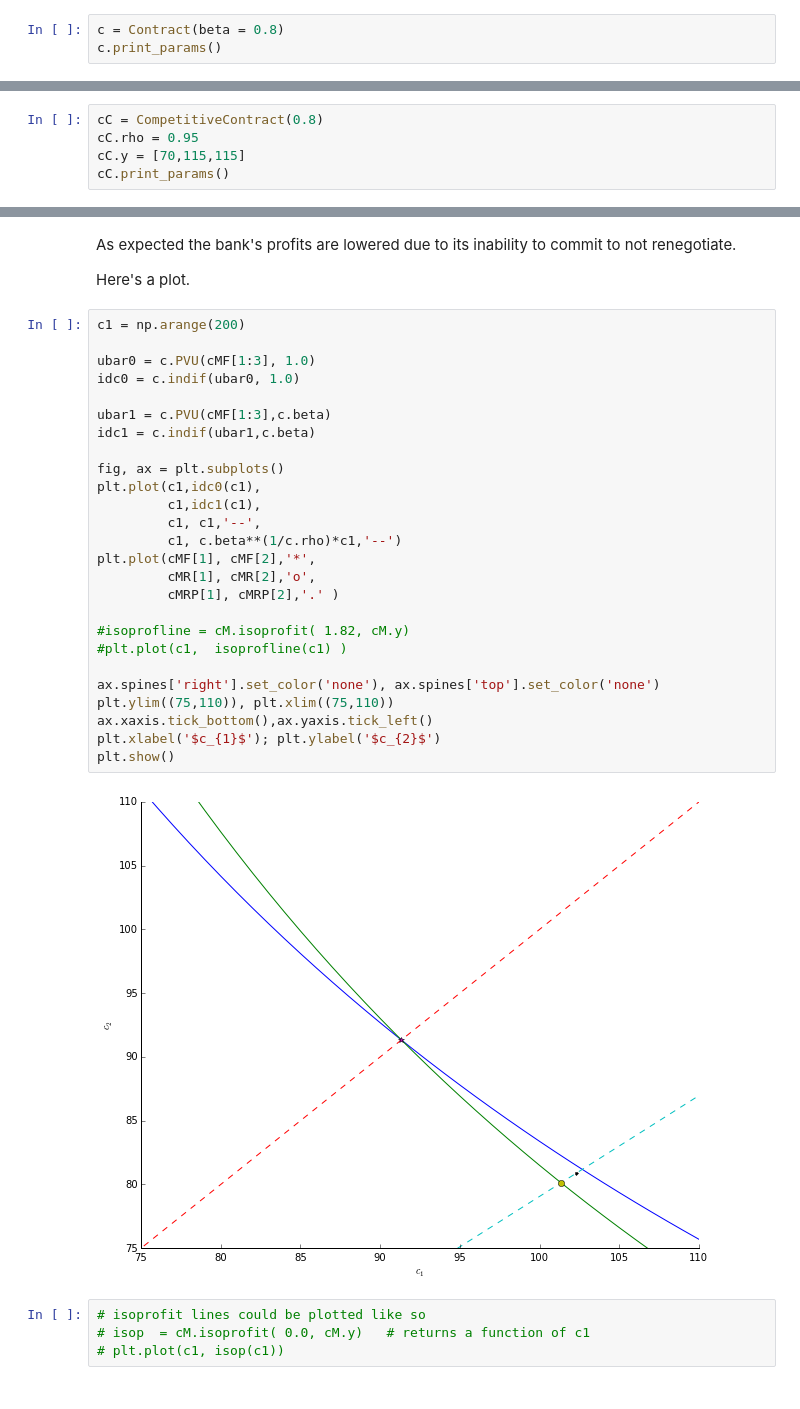
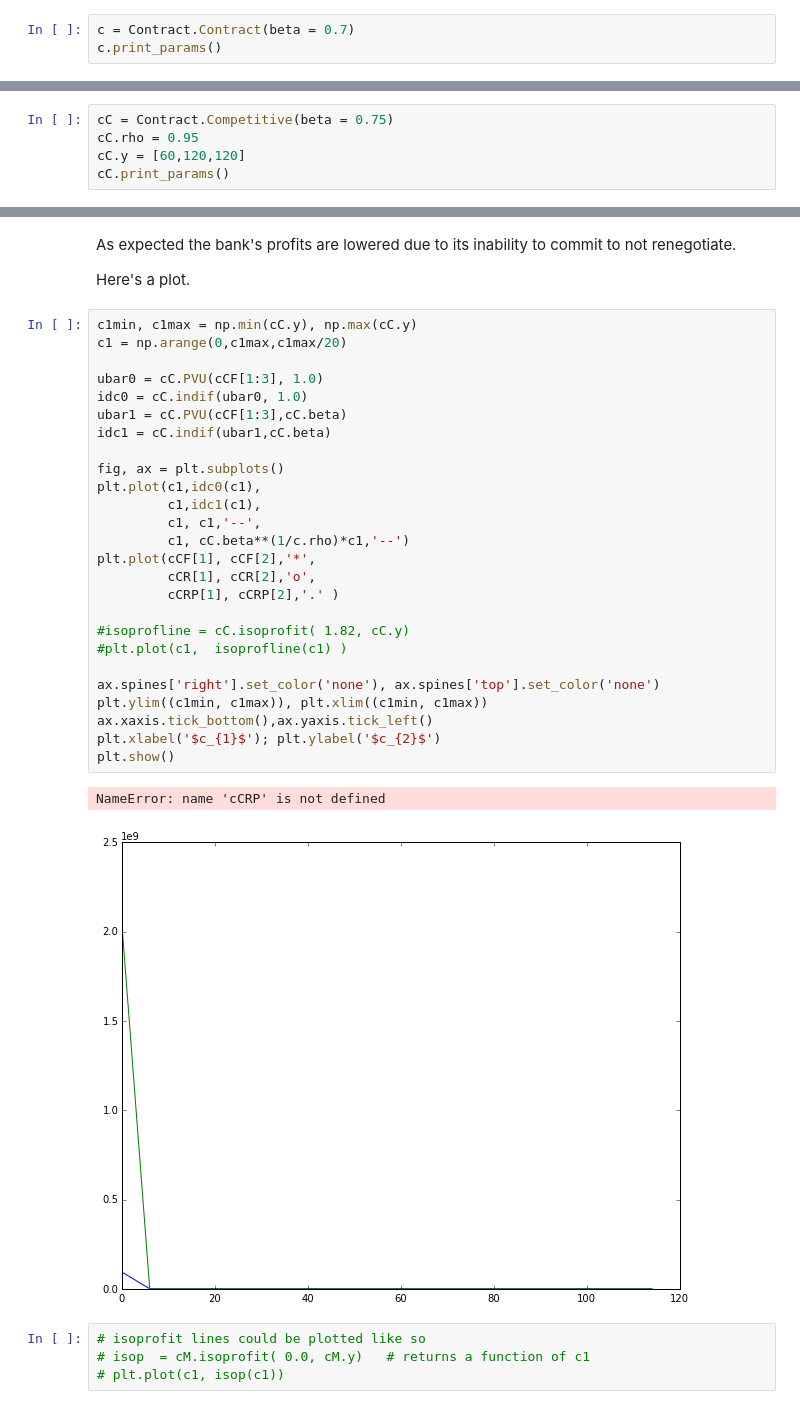
Before and after one commit to jhconning/renegotiation, a Jupyter notebook: py/competitive.ipynb, the cells around one changed output, grey strips where cells are left out. Drawn from its saved outputs; the diff is of its cells as text.

Commit message:
Contract module implemented
now use 'import Contract ' to load Contract, Monopoly and Competitive
contract classes.  This makes making and propagating changes much easier

```diff
--- a/py/competitive.ipynb
+++ b/py/competitive.ipynb
@@ -122,6 +66,6 @@ Let's demonstrate simple use. The following call establishes 'c' as a particular
 
 We then call on the print_params method to print out a summary of properties (parameters) of this specific contract c.
 # %%
-c = Contract(beta = 0.8)
+c = Contract.Contract(beta = 0.7)
 c.print_params()
 # %% [output]
@@ -222,8 +116,8 @@ class CompetitiveContract(Contract):                    # build on contract clas
 # %% [markdown]
 Let's create an object instance which we will call cM, printout the parameters associated with this instance and then run a few checks to make sure the cM.reneg function works right:
 # %%
-cC = CompetitiveContract(0.8)
+cC = Contract.Competitive(beta = 0.75)
 cC.rho = 0.95
-cC.y = [70,115,115]
+cC.y = [60,120,120]
 cC.print_params()
 # %% [output]
@@ -279,33 +173,34 @@ As expected the bank's profits are lowered due to its inability to commit to not
 
 Here's a plot.
 # %%
-c1 = np.arange(200)
+c1min, c1max = np.min(cC.y), np.max(cC.y)
+c1 = np.arange(0,c1max,c1max/20)
 
-ubar0 = c.PVU(cMF[1:3], 1.0)
-idc0 = c.indif(ubar0, 1.0)
-
-ubar1 = c.PVU(cMF[1:3],c.beta)
-idc1 = c.indif(ubar1,c.beta)
+ubar0 = cC.PVU(cCF[1:3], 1.0)
+idc0 = cC.indif(ubar0, 1.0)
+ubar1 = cC.PVU(cCF[1:3],cC.beta)
+idc1 = cC.indif(ubar1,cC.beta)
 
 fig, ax = plt.subplots()
 plt.plot(c1,idc0(c1),
          c1,idc1(c1),
          c1, c1,'--',
-         c1, c.beta**(1/c.rho)*c1,'--')
-plt.plot(cMF[1], cMF[2],'*',
-         cMR[1], cMR[2],'o',
-         cMRP[1], cMRP[2],'.' )
+         c1, cC.beta**(1/c.rho)*c1,'--')
+plt.plot(cCF[1], cCF[2],'*',
+         cCR[1], cCR[2],'o',
+         cCRP[1], cCRP[2],'.' )
 
-#isoprofline = cM.isoprofit( 1.82, cM.y)
+#isoprofline = cC.isoprofit( 1.82, cC.y)
 #plt.plot(c1,  isoprofline(c1) )
 
 ax.spines['right'].set_color('none'), ax.spines['top'].set_color('none')
-plt.ylim((75,110)), plt.xlim((75,110))
+plt.ylim((c1min, c1max)), plt.xlim((c1min, c1max))
 ax.xaxis.tick_bottom(),ax.yaxis.tick_left()
 plt.xlabel('$c_{1}$'); plt.ylabel('$c_{2}$')
 plt.show()
 # %% [output]
+NameError: name 'cCRP' is not defined
-[figure, old version]
+[figure, new version]
 # %%
 # isoprofit lines could be plotted like so
 # isop  = cM.isoprofit( 0.0, cM.y)   # returns a function of c1
```
Also changed, not shown: parts of 14 cells of this notebook, 3 other files.
